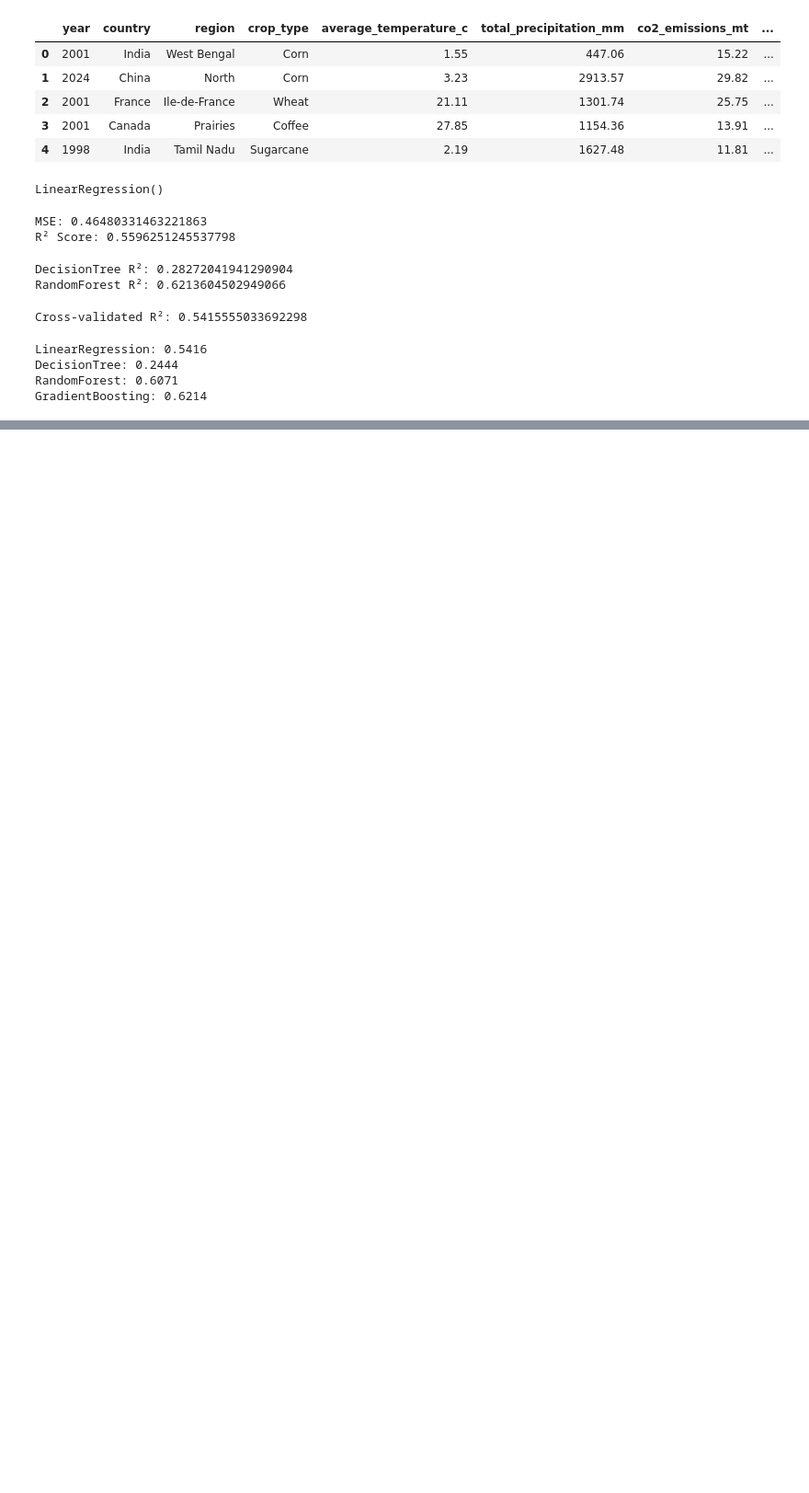
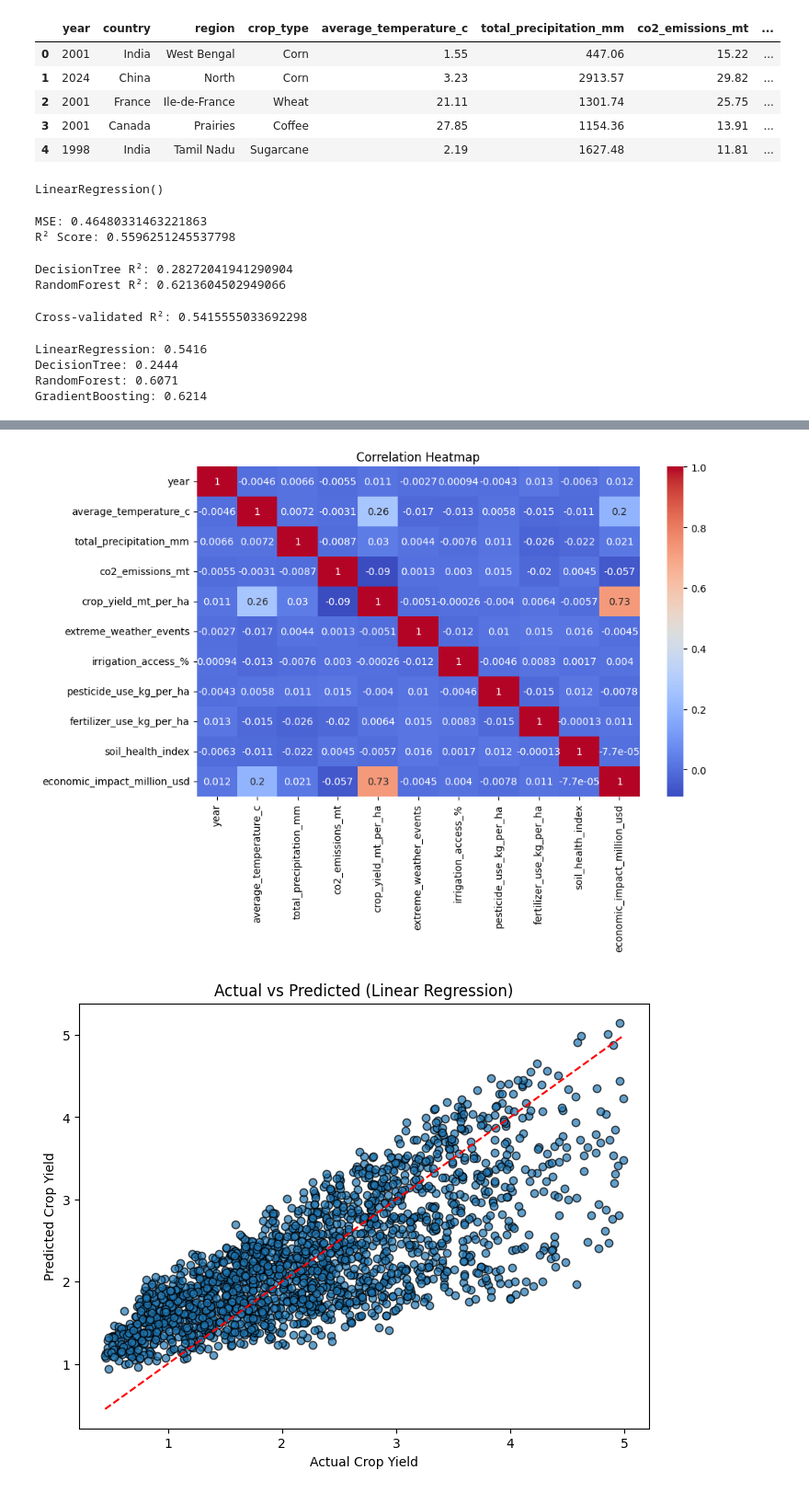
Before and after one commit to Susovan700/global_agriculture, a Jupyter notebook: src/preprocess.ipynb, the cells around one changed output, grey strips where cells are left out. Shown at 92% size. Drawn from its saved outputs; the diff is of its cells as text; code cells hidden in the pictures; blank space fills up the shorter version.

```diff
--- a/src/preprocess.ipynb
+++ b/src/preprocess.ipynb
@@ -231,0 +252,13 @@ GradientBoosting: 0.6214
+# %%
+# Features & target
+X = df.drop("crop_yield_mt_per_ha", axis=1)
+y = df["crop_yield_mt_per_ha"]
+
+# One-hot encode categorical variables
+X = pd.get_dummies(X, drop_first=True)
+# %%
+from sklearn.model_selection import train_test_split
+
+X_train, X_test, y_train, y_test = train_test_split(
+    X, y, test_size=0.2, random_state=42
+)
@@ -231,0 +301,48 @@ GradientBoosting: 0.6214
+# %%
+import matplotlib.pyplot as plt
+import seaborn as sns
+
+# --- Correlation Heatmap ---
+plt.figure(figsize=(10,6))
+sns.heatmap(df.corr(numeric_only=True), annot=True, cmap="coolwarm")
+plt.title("Correlation Heatmap")
+plt.show()
+
+# --- Actual vs Predicted (Linear Regression Example) ---
+lin_model = models["LinearRegression"]
+y_pred_lin = lin_model.predict(X_test)
+
+plt.figure(figsize=(8,6))
+plt.scatter(y_test, y_pred_lin, alpha=0.7, edgecolors="k")
+plt.plot([y_test.min(), y_test.max()], [y_test.min(), y_test.max()], "r--")
+plt.xlabel("Actual Crop Yield")
+plt.ylabel("Predicted Crop Yield")
+plt.title("Actual vs Predicted (Linear Regression)")
+plt.show()
+
+# --- Residuals Plot ---
+residuals = y_test - y_pred_lin
+plt.figure(figsize=(8,6))
+sns.histplot(residuals, kde=True, bins=20)
+plt.title("Residuals Distribution (Linear Regression)")
+plt.xlabel("Residuals")
+plt.show()
+
+# --- Model Comparison Bar Plot ---
+plt.figure(figsize=(8,6))
+sns.barplot(x=results_df.index, y=results_df["R²"])
+plt.title("R² Score Comparison Across Models")
+plt.ylabel("R² Score")
+plt.show()
+
+# --- Feature Importance (Random Forest) ---
+forest = models["RandomForest"]
+importances = pd.Series(forest.feature_importances_, index=X.columns).sort_values(ascending=False)
+
+plt.figure(figsize=(10,6))
+sns.barplot(x=importances[:10], y=importances.index[:10])
+plt.title("Top 10 Feature Importances (Random Forest)")
+plt.show()
+# %% [output]
+[figure, added]
+[figure, added]
```
Also changed, not shown: parts of 9 cells of this notebook.
